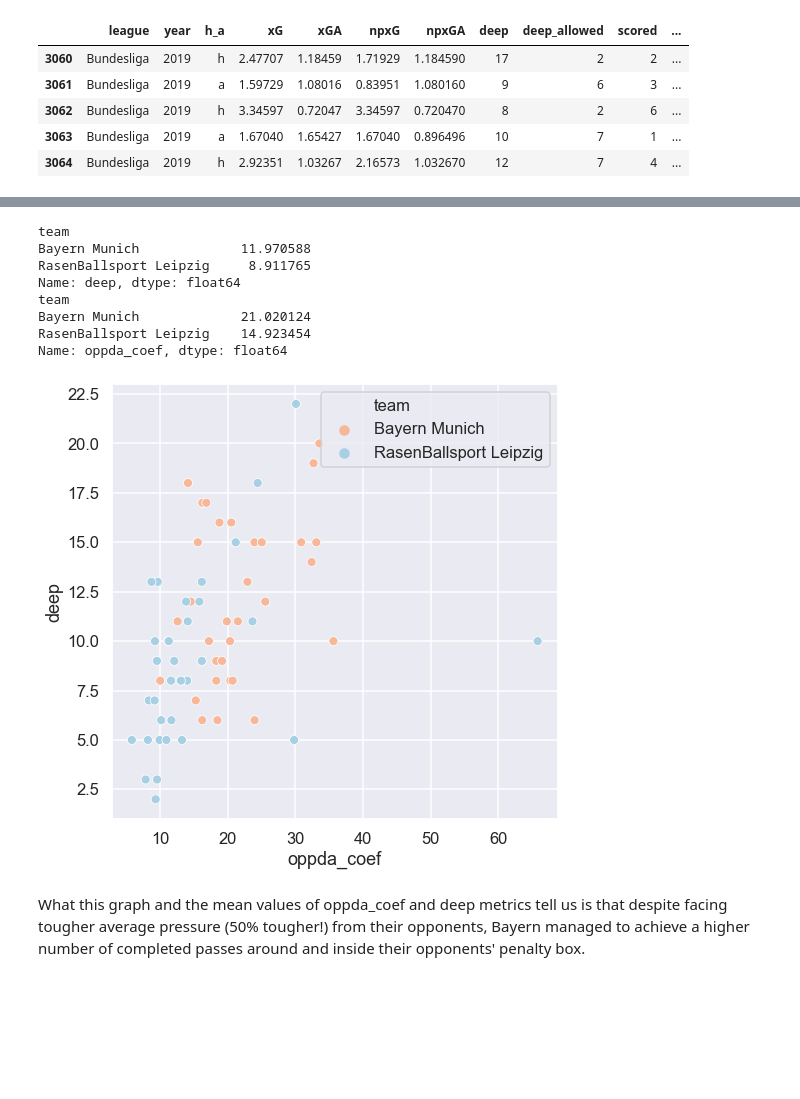
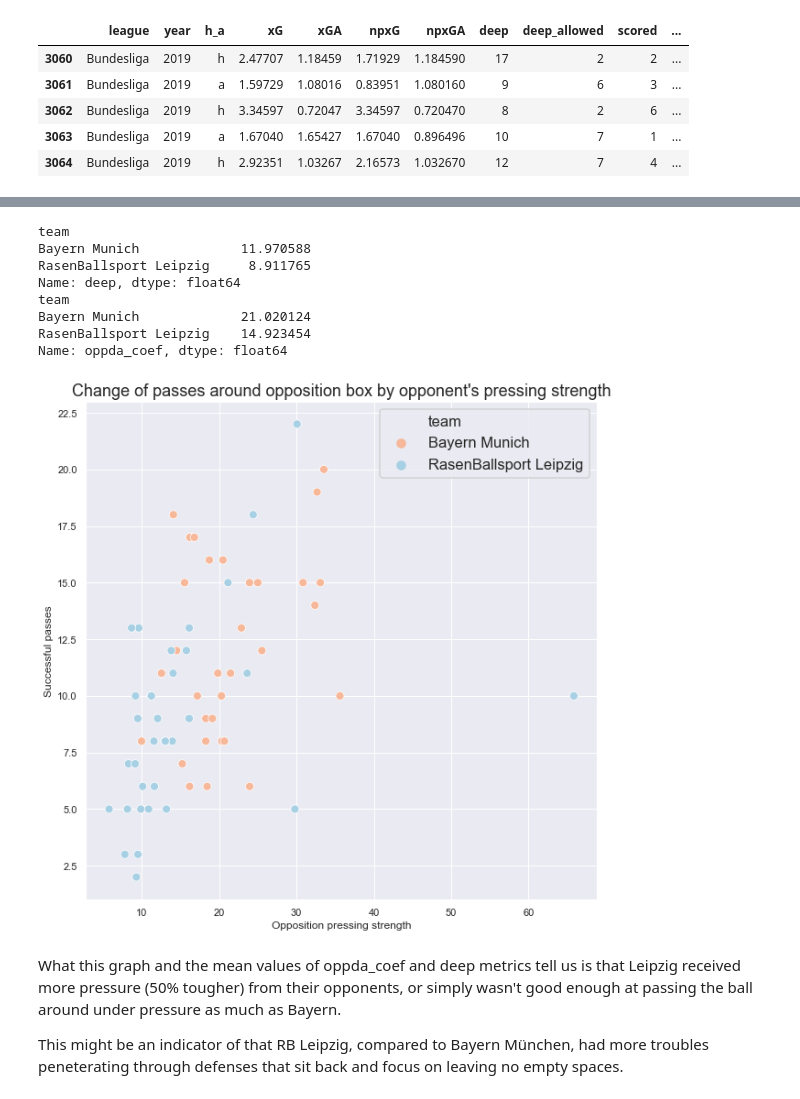
Before and after one commit to onatto11/EDA-and-Application-of-Various-Machine-Learning-Algroithms-on-Bundesliga-Data, a Jupyter notebook: Bundesliga EDA.ipynb, the cells around one changed output, grey strips where cells are left out. Cells and saved outputs as stored; diff of their text form; code cells hidden in the pictures; blank space fills up the shorter version.

Commit message:
Final
Completed and final version of Bundesliga EDA with visualizations.

```diff
--- a/Bundesliga EDA.ipynb
+++ b/Bundesliga EDA.ipynb
@@ -86,3 +87,14 @@ deep_allowed - opponent passes completed within an estimated 20 yards of goal (c
 xpts - expected points
 
 xpts_diff - difference between actual and expected points
+# %%
+#Plot the cumulative change in total points and therefore the rankings in time
+
+ax = plt.subplots(figsize=(15, 10))
+sns.set_context("notebook")
+sns.set_style("dark")
+sns.lineplot(bundesliga.date, bundesliga.groupby("team").pts.cumsum(), hue="team", data=bundesliga, palette = "Dark2")
+sns.despine(top=True, bottom=True, right=True)
+plt.title("Change in Bundesliga rankings by time")
+plt.xlabel("Date")
+plt.ylabel("Points total")
@@ -163,3 +178,12 @@ display(bundesliga_points)
 | 16 | Werder Bremen | 31 | 35.1185 |
 | 7 | Fortuna Düsseldorf | 30 | 32.8686 |
 | 12 | Paderborn | 20 | 28.6711 |
+# %%
+#Create a column named press_eff showing the ratio of passes that teams allowed
+#their opponents to make inside their box before recieving the ball
+
+bundesliga["press_eff"] = bundesliga["deep_allowed"]/bundesliga["ppda_coef"]
+bundesliga_press = bundesliga.groupby("team").press_eff.mean()
+bundesliga_press = bundesliga_press.reset_index()
+bundesliga_press = bundesliga_press.sort_values("press_eff", ascending = False)
+display(bundesliga_press)
@@ -165,0 +208,9 @@ display(bundesliga_points)
+# %%
+#Create a column named peneteration showing the ratio of passes that teams made
+#inside opposition box before their opponents recovered the ball
+
+bundesliga["peneteration"] = bundesliga["deep"]/bundesliga["oppda_coef"]
+bundesliga_penet = bundesliga.groupby("team").peneteration.mean()
+bundesliga_penet = bundesliga_penet.reset_index()
+bundesliga_penet = bundesliga_penet.sort_values(by = "peneteration", ascending = False)
+display(bundesliga_penet)
@@ -414,18 +573,26 @@ Text(0, 0.5, ' ')
 # %%
-ax = plt.subplots(figsize = (8, 8))
+#Create a scatter plot visualizing how each team performed regarding deep passes
+#under different levels of pressure received
+
+ax = plt.subplots(figsize = (10, 10))
 sns.set_context("talk")
 sns.scatterplot("oppda_coef", "deep", hue="team", data=leipzig_bayern, palette="RdBu")
+plt.title("Change of passes around opposition box by opponent's pressing strength")
+plt.ylabel("Successful passes")
+plt.xlabel("Opposition pressing strength")
 print(leipzig_bayern.groupby("team").deep.mean())
 print(leipzig_bayern.groupby("team").oppda_coef.mean())
 # %% [output]
 team
 Bayern Munich             11.970588
 RasenBallsport Leipzig     8.911765
 Name: deep, dtype: float64
 team
 Bayern Munich             21.020124
 RasenBallsport Leipzig    14.923454
 Name: oppda_coef, dtype: float64
-[figure, old version]
+[figure, new version]
-# %% [markdown]
-What this graph and the mean values of oppda_coef and deep metrics tell us is that despite facing tougher average pressure (50% tougher!) from their opponents, Bayern managed to achieve a higher number of completed passes around and inside their opponents' penalty box.
+# %% [markdown]
+What this graph and the mean values of oppda_coef and deep metrics tell us is that Leipzig received more pressure (50% tougher) from their opponents, or simply wasn't good enough at passing the ball around under pressure as much as Bayern.
+
+This might be an indicator of that RB Leipzig, compared to Bayern München, had more troubles peneterating through defenses that sit back and focus on leaving no empty spaces.
```
Also changed, not shown: parts of 27 cells of this notebook.
